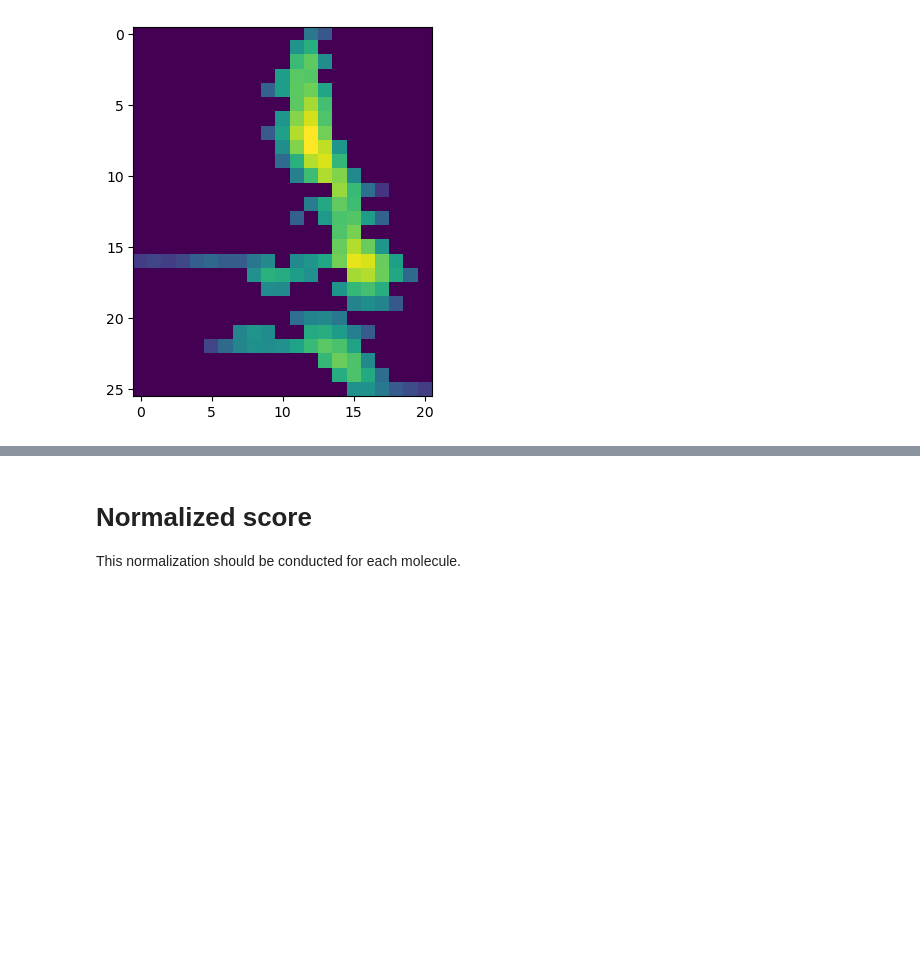
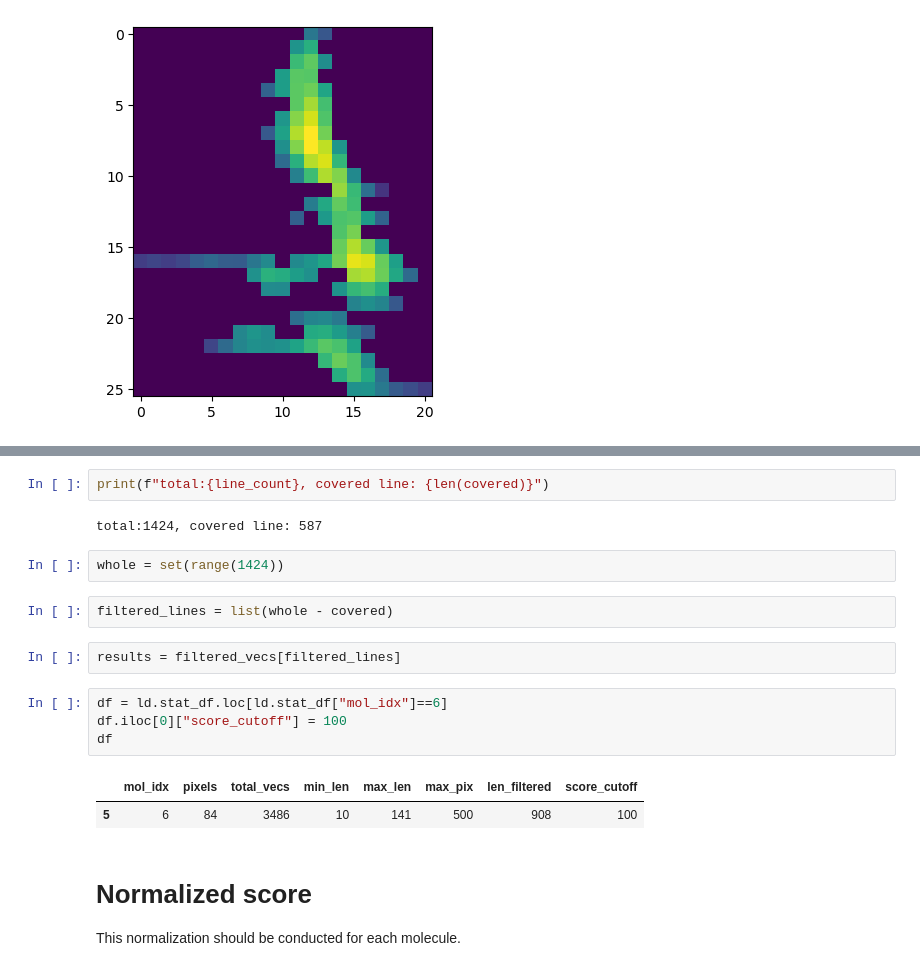
Before and after one commit to iobataya/line_detection, a Jupyter notebook: Find_linear_part_notebook.ipynb, the cells around one changed output, grey strips where cells are left out. Cells and saved outputs as stored; diff of their text form; blank space fills up the shorter version.

```diff
--- a/Find_linear_part_notebook.ipynb
+++ b/Find_linear_part_notebook.ipynb
@@ -256,3 +383,20 @@ count = ld.score_lines(mol, filtered_vecs)
+# %%
+print(f"total:{line_count}, covered line: {len(covered)}")
+# %% [output]
+total:1424, covered line: 587
+# %%
+whole = set(range(1424))
+# %%
+filtered_lines = list(whole - covered)
+# %%
+results = filtered_vecs[filtered_lines]
+# %%
+df = ld.stat_df.loc[ld.stat_df["mol_idx"]==6]
+df.iloc[0]["score_cutoff"] = 100
+df
+# %% [output]
+|  | mol_idx | pixels | total_vecs | min_len | max_len | max_pix | len_filtered | score_cutoff |
+| 5 | 6 | 84 | 3486 | 10 | 141 | 500 | 908 | 100 |
 # %% [markdown]
 # Normalized score
 
```
Also changed, not shown: parts of 21 cells of this notebook, 3 other files.
